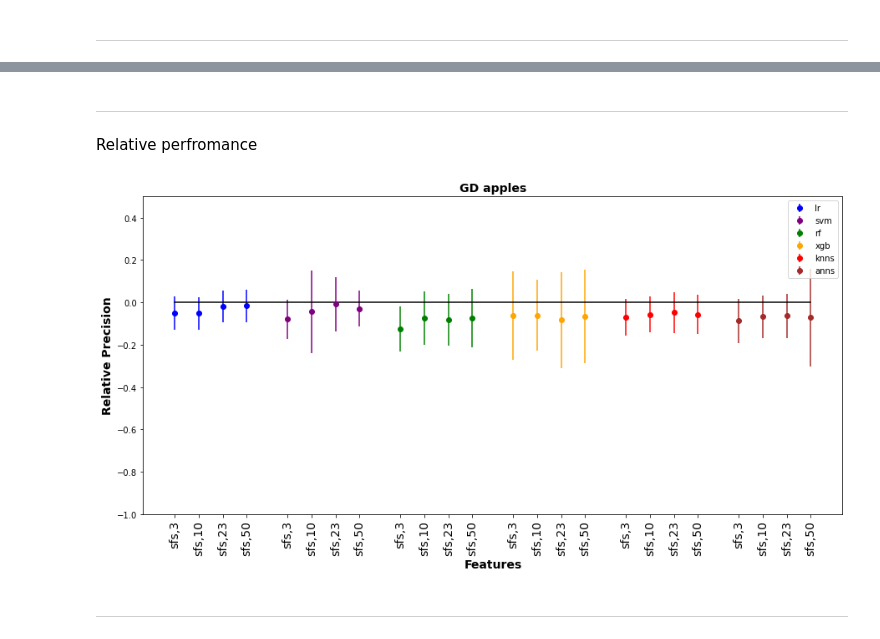
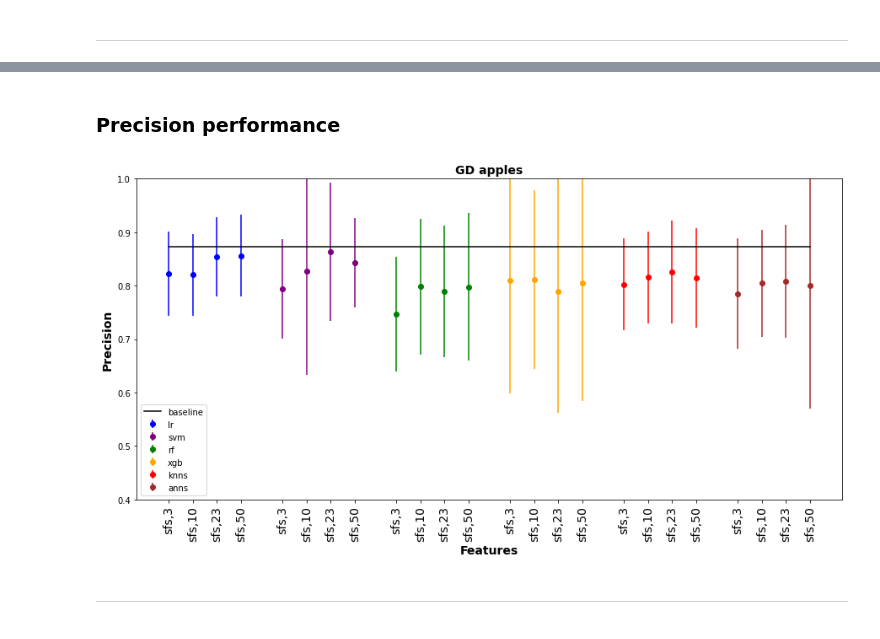
Before and after one commit to eahussein/apple_classification, a Jupyter notebook: notebooks/gd/tutorial6_gd.ipynb, the cells around one changed output, grey strips where cells are left out. Cells and saved outputs as stored; diff of their text form; code cells hidden in the pictures.

Commit message:
CHANGED tut6-removed the relative performance

```diff
--- a/notebooks/gd/tutorial6_gd.ipynb
+++ b/notebooks/gd/tutorial6_gd.ipynb
@@ -232,29 +213,0 @@ for m, d in zip (models, ml_dicts.keys()):
-# %%
-colors = ['blue', 'purple', 'green', 'orange', 'red', 'brown']
-plt.figure(figsize=(15, 7))
-plt.title("GD apples", fontweight ='bold', fontsize =14)
-plt.xlabel("Features", fontweight ='bold', fontsize =14)
-plt.ylabel("Precision", fontweight ='bold', fontsize =14)
-
-count = 0
-n = len(colors)-1
-
-space = []
-tickFeat = []
-
-for result, model, color in zip(arr_all, models, colors):
-    a = np.linspace(n*count, n*(1+count)-2,len(arr_all[0][0]))
-    # a = np.linspace(0, 1,len(arr_all[0][0]))
-
-    # print(a)
-    space.extend(a)
-    tickFeat.extend(result[0])
-    print(result[1])
-    plt.errorbar( a, result[1], result[2], fmt='o', label =model[1], color = color)
-    count += 1
-
-plt.xticks(space, tickFeat, rotation = 'vertical',  fontsize =14)
-plt.ylim(0, 1)
-plt.legend()
-
-plt.show()
@@ -269,7 +214,5 @@ plt.show()
-# %% [markdown]
----
 # %% [markdown]
-Relative perfromance
+### Precision performance
 # %%
 arr_diff_all = []
 
@@ -282,7 +225,9 @@ for m, m_key in zip (models, ml_dicts.keys()):
             # print(f_key)
             keys.append(f_key)
             value = f_key.split(',')
-            acc_diff_arr.append( ml_dicts[m_key][f_key][ 'tot_acc' ] - baseDict['lr']['lr, all'][ 'tot_acc' ]  )
+            # acc_diff_arr.append( ml_dicts[m_key][f_key][ 'tot_acc' ] - baseDict['lr']['lr, all'][ 'tot_acc' ]  )
+            acc_diff_arr.append( ml_dicts[m_key][f_key][ 'tot_acc' ] )
+
 
             sd_train = jack_SD( baseDict['lr']['lr, all'][ 'jack_train' ], ml_dicts[m_key][f_key]['jack_train'] )[0]
             sd_test = jack_SD(  baseDict['lr']['lr, all'][ 'jack_test' ],  ml_dicts[m_key][f_key]['jack_test']   )[0]
@@ -294,29 +239,31 @@ for m, m_key in zip (models, ml_dicts.keys()):
 # %%
 colors = ['blue', 'purple', 'green', 'orange', 'red', 'brown']
 plt.figure(figsize=(15, 7))
 plt.title("GD apples", fontweight ='bold', fontsize =14)
 plt.xlabel("Features", fontweight ='bold', fontsize =14)
-plt.ylabel("Relative Precision", fontweight ='bold', fontsize =14)
+plt.ylabel("Precision", fontweight ='bold', fontsize =14)
 
 count = 0
 n = len(colors)-0.5
 space = []
 tickFeat = []
 
 for result, model, color in zip(arr_diff_all, models, colors):
     a = np.linspace(n*count, n*(1+count)-2,len(arr_diff_all[0][0]))
     space.extend(a)
     tickFeat.extend(result[0])
     plt.errorbar( a, result[1], result[2], fmt='o', label =model[1], color = color)
     count += 1
 
-plt.plot(np.array(space), np.zeros(len(arr_diff_all[0][0])*6), color = 'Black')
+# plt.plot(np.array(space), np.zeros(len(arr_diff_all[0][0])*6), color = 'Black')
+plt.plot(np.array(space), np.zeros(len(arr_diff_all[0][0])*6)+0.872, color = 'Black', label = 'baseline')
+
 plt.xticks(space, tickFeat, rotation = 'vertical',  fontsize =14)
-plt.ylim(-1, .5)
+plt.ylim(.4,1)
 plt.legend()
 
 plt.show()
 # %% [output]
-[figure, old version]
+[figure, new version]
 # %% [markdown]
 ---
```
Also changed, not shown: parts of 2 cells of this notebook, 2 other files.
